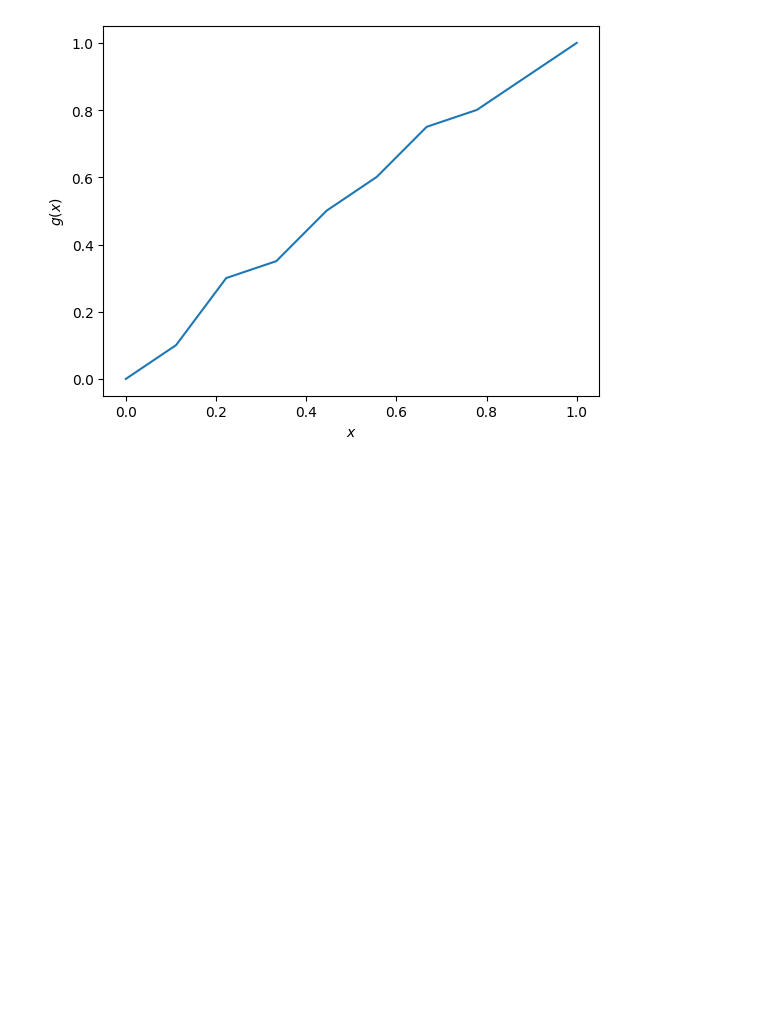
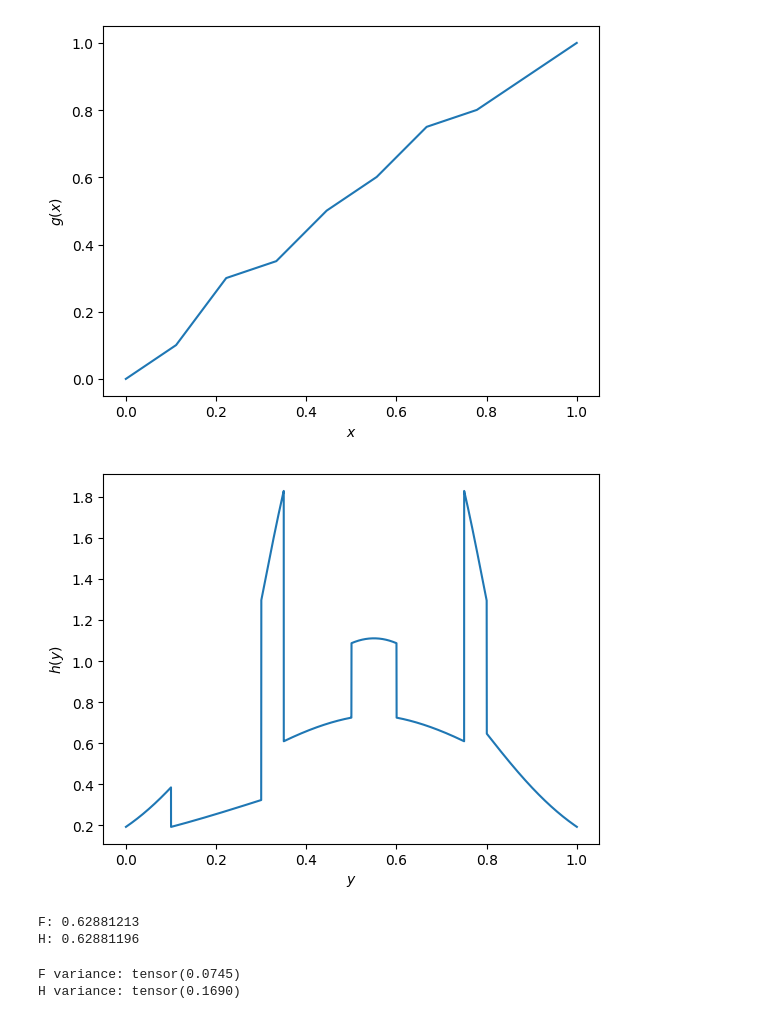
Before and after one commit to alracey/level4-project, a Jupyter notebook: piecewise_linear_pytorch.ipynb, the cells around one changed output. Drawn from its saved outputs; the diff is of its cells as text; code cells hidden in the pictures; blank space fills up the shorter version.

Commit message:
Training loop working correctly

```diff
--- a/piecewise_linear_pytorch.ipynb
+++ b/piecewise_linear_pytorch.ipynb
@@ -54,3 +54,69 @@ plt.ylabel('$g(x)$')
 plt.show()
 # %% [output]
 [figure]
+# %%
+def h(y, y_params):   #transformed function in accordance with change of variables formula
+
+  #bins
+  K = len(y_params) + 1
+
+  #using given params, append 0 and 1 to the ends
+  x_bins = torch.linspace(0, 1, K+1)
+  ys = torch.cat([torch.tensor([0.0]), y_params, torch.tensor([1.0])])
+
+  #find the correct indices
+  j_values = torch.clamp((torch.searchsorted(ys, y) - 1), 0, K-1)
+
+  #compute the edges
+  x_left = x_bins[j_values]
+  x_right = x_bins[j_values+1]
+  y_left = ys[j_values]
+  y_right = ys[j_values+1]
+
+  def g_inv(y):
+
+    return x_left + ((x_right - x_left) / (y_right - y_left)) * (y - y_left)
+
+  def jacobians(x_left, x_right, y_left, y_right):
+
+    return (x_right - x_left) / (y_right - y_left)
+
+  arg = g_inv(y)
+  jac = jacobians(x_left, x_right, y_left, y_right)
+
+  return f(arg) * jac
+
+#test plot
+y_test = torch.linspace(1e-10, 1, 10000)
+test_h = h(y_test, test_params)
+plt.plot(y_test, test_h)
+plt.xlabel('$y$')
+plt.ylabel('$h(y)$')
+plt.show()
+# %% [output]
+[figure, added]
+# %%
+#check integral is preserved
+from scipy.integrate import quad, trapezoid
+
+x_int_test, y_int_test = torch.linspace(0, 1, 10000), torch.linspace(0, 1, 1000000)
+
+F_numpy = trapezoid(f(x_int_test).numpy(), x_int_test.numpy())
+print("F:", F_numpy)
+
+H_numpy = trapezoid(h(y_int_test, test_params).numpy(), y_int_test.numpy())
+print("H:", H_numpy)
+# %% [output]
+F: 0.62881213
+H: 0.62881196
+# %%
+#check variances are different in general
+
+f_var = torch.var(f(x_int_test))
+h_var = torch.var(h(y_int_test, test_params))
+
+print("F variance:", f_var)
+print("H variance:", h_var)
+# %% [output]
+F variance: tensor(0.0745)
+H variance: tensor(0.1690)
```
Also changed, not shown: parts of 4 cells of this notebook.
